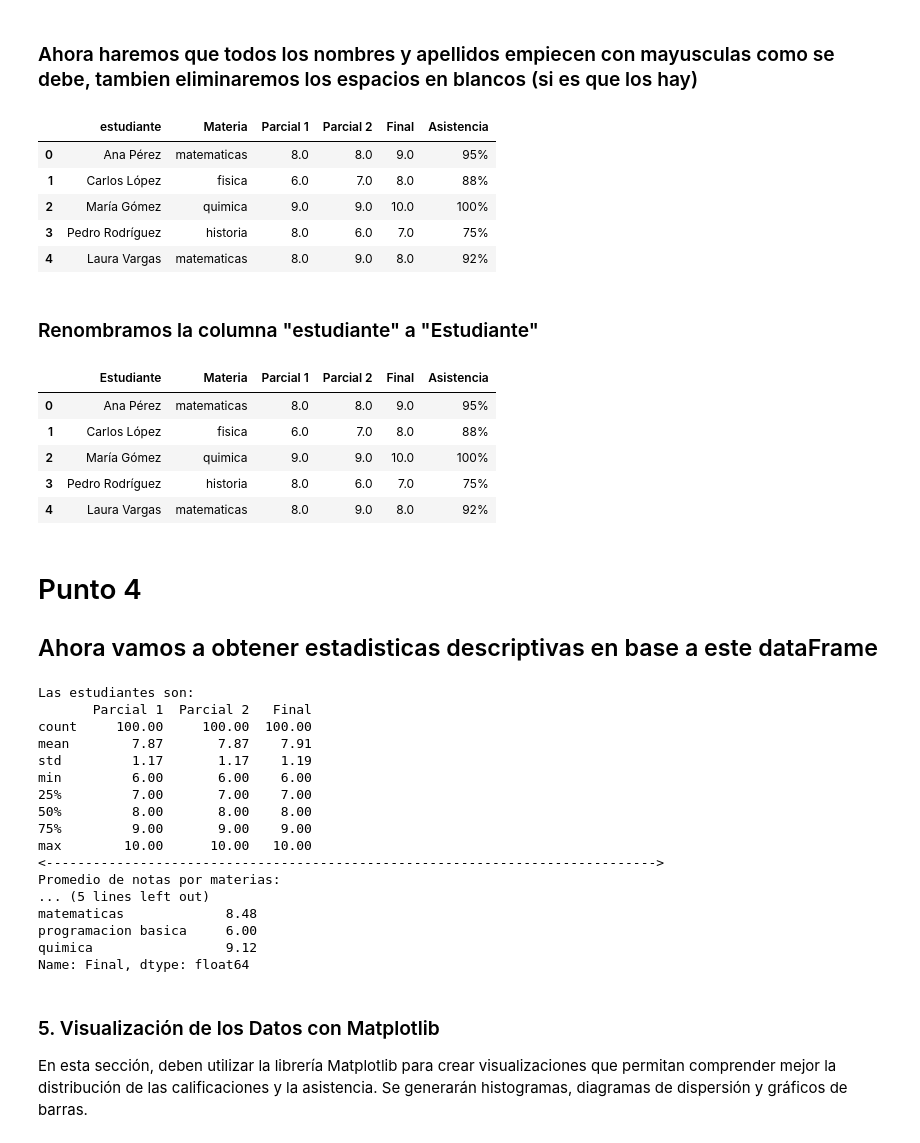
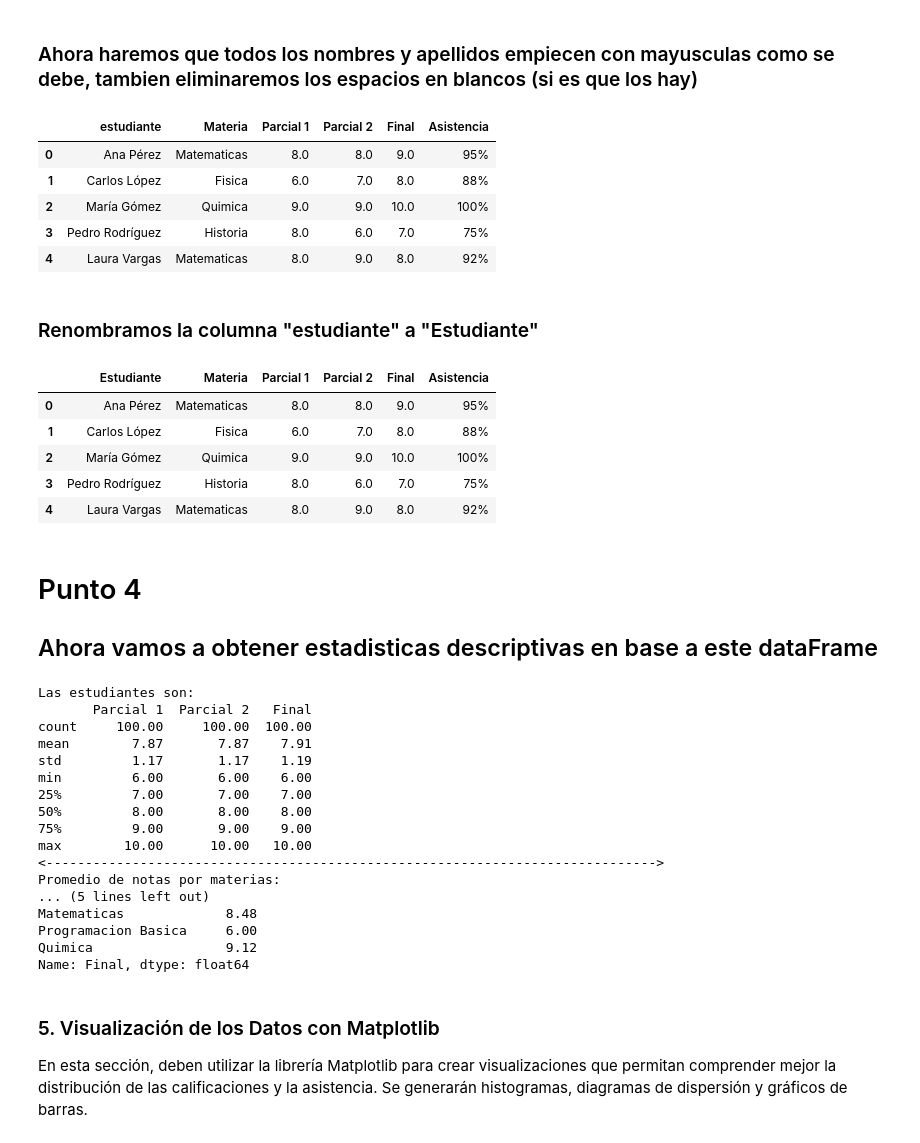
Before and after one commit to Emiliojoa/modelo-parcial, a Jupyter notebook: main (1).ipynb, the cells around one changed output. Cells and saved outputs as stored; diff of their text form; code cells hidden in the pictures.

```diff
--- a/main (1).ipynb
+++ b/main (1).ipynb
@@ -193,14 +193,15 @@ df.head()
 ### Ahora haremos que todos los nombres y apellidos empiecen con mayusculas como se debe, tambien eliminaremos los espacios en blancos (si es que los hay)
 # %%
 df["estudiante"]=df["estudiante"].str.title().str.strip()
+df["Materia"]=df["Materia"].str.title().str.strip()
 df.head()
 # %% [output]
 |  | estudiante | Materia | Parcial 1 | Parcial 2 | Final | Asistencia |
-| 0 | Ana Pérez | matematicas | 8.0 | 8.0 | 9.0 | 95% |
-| 1 | Carlos López | fisica | 6.0 | 7.0 | 8.0 | 88% |
-| 2 | María Gómez | quimica | 9.0 | 9.0 | 10.0 | 100% |
-| 3 | Pedro Rodríguez | historia | 8.0 | 6.0 | 7.0 | 75% |
-| 4 | Laura Vargas | matematicas | 8.0 | 9.0 | 8.0 | 92% |
+| 0 | Ana Pérez | Matematicas | 8.0 | 8.0 | 9.0 | 95% |
+| 1 | Carlos López | Fisica | 6.0 | 7.0 | 8.0 | 88% |
+| 2 | María Gómez | Quimica | 9.0 | 9.0 | 10.0 | 100% |
+| 3 | Pedro Rodríguez | Historia | 8.0 | 6.0 | 7.0 | 75% |
+| 4 | Laura Vargas | Matematicas | 8.0 | 9.0 | 8.0 | 92% |
 # %% [markdown]
 ### Renombramos la columna "estudiante" a "Estudiante"
 # %%
@@ -208,11 +209,11 @@ df=df.rename(columns={"estudiante":"Estudiante"})
 df.head()
 # %% [output]
 |  | Estudiante | Materia | Parcial 1 | Parcial 2 | Final | Asistencia |
-| 0 | Ana Pérez | matematicas | 8.0 | 8.0 | 9.0 | 95% |
-| 1 | Carlos López | fisica | 6.0 | 7.0 | 8.0 | 88% |
-| 2 | María Gómez | quimica | 9.0 | 9.0 | 10.0 | 100% |
-| 3 | Pedro Rodríguez | historia | 8.0 | 6.0 | 7.0 | 75% |
-| 4 | Laura Vargas | matematicas | 8.0 | 9.0 | 8.0 | 92% |
+| 0 | Ana Pérez | Matematicas | 8.0 | 8.0 | 9.0 | 95% |
+| 1 | Carlos López | Fisica | 6.0 | 7.0 | 8.0 | 88% |
+| 2 | María Gómez | Quimica | 9.0 | 9.0 | 10.0 | 100% |
+| 3 | Pedro Rodríguez | Historia | 8.0 | 6.0 | 7.0 | 75% |
+| 4 | Laura Vargas | Matematicas | 8.0 | 9.0 | 8.0 | 92% |
 # %% [markdown]
 # Punto 4
 ## Ahora vamos a obtener estadisticas descriptivas en base a este dataFrame
@@ -239,9 +240,9 @@ max        10.00      10.00   10.00
 <------------------------------------------------------------------------------>
 Promedio de notas por materias:
 ... (5 lines left out)
-matematicas             8.48
-programacion basica     6.00
-quimica                 9.12
+Matematicas             8.48
+Programacion Basica     6.00
+Quimica                 9.12
 Name: Final, dtype: float64
 # %% [markdown]
 ### 5. Visualización de los Datos con Matplotlib
```
Also changed, not shown: 1 other file.
